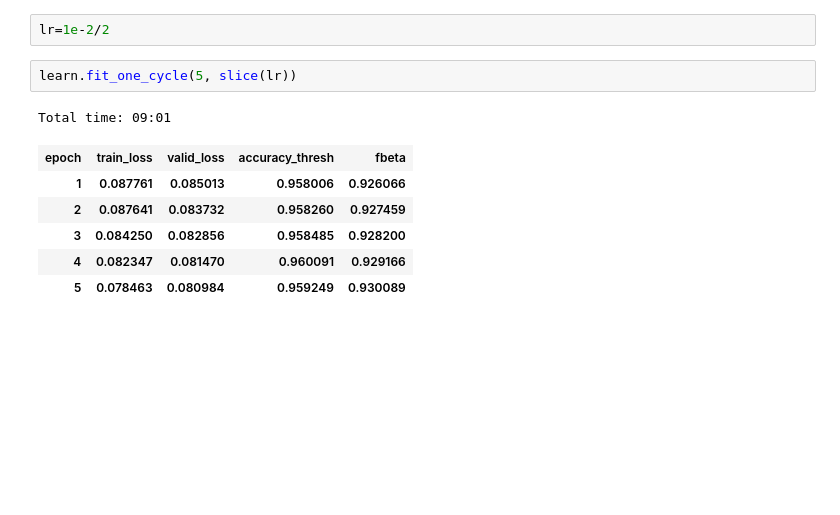
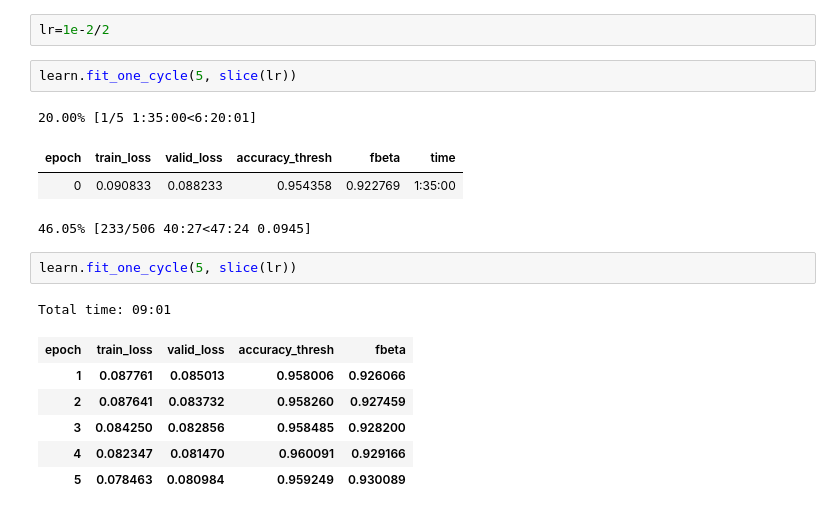
Before and after one commit to kanru-wang/fastai_learning, a Jupyter notebook: nbs/dl1/lesson3-planet.ipynb, the cells around one changed output. Cells and saved outputs as stored; diff of their text form; blank space fills up the shorter version.

```diff
--- a/nbs/dl1/lesson3-planet.ipynb
+++ b/nbs/dl1/lesson3-planet.ipynb
@@ -193,5 +213,12 @@ LR Finder complete, type {learner_name}.recorder.plot() to see the graph.
 # %%
 lr=1e-2/2
+# %%
+learn.fit_one_cycle(5, slice(lr))
+# %% [output]
+20.00% [1/5 1:35:00<6:20:01]
+| epoch | train_loss | valid_loss | accuracy_thresh | fbeta | time |
+| 0 | 0.090833 | 0.088233 | 0.954358 | 0.922769 | 1:35:00 |
+46.05% [233/506 40:27<47:24 0.0945]
 # %%
 learn.fit_one_cycle(5, slice(lr))
 # %% [output]
```
Also changed, not shown: parts of 16 cells of this notebook.
